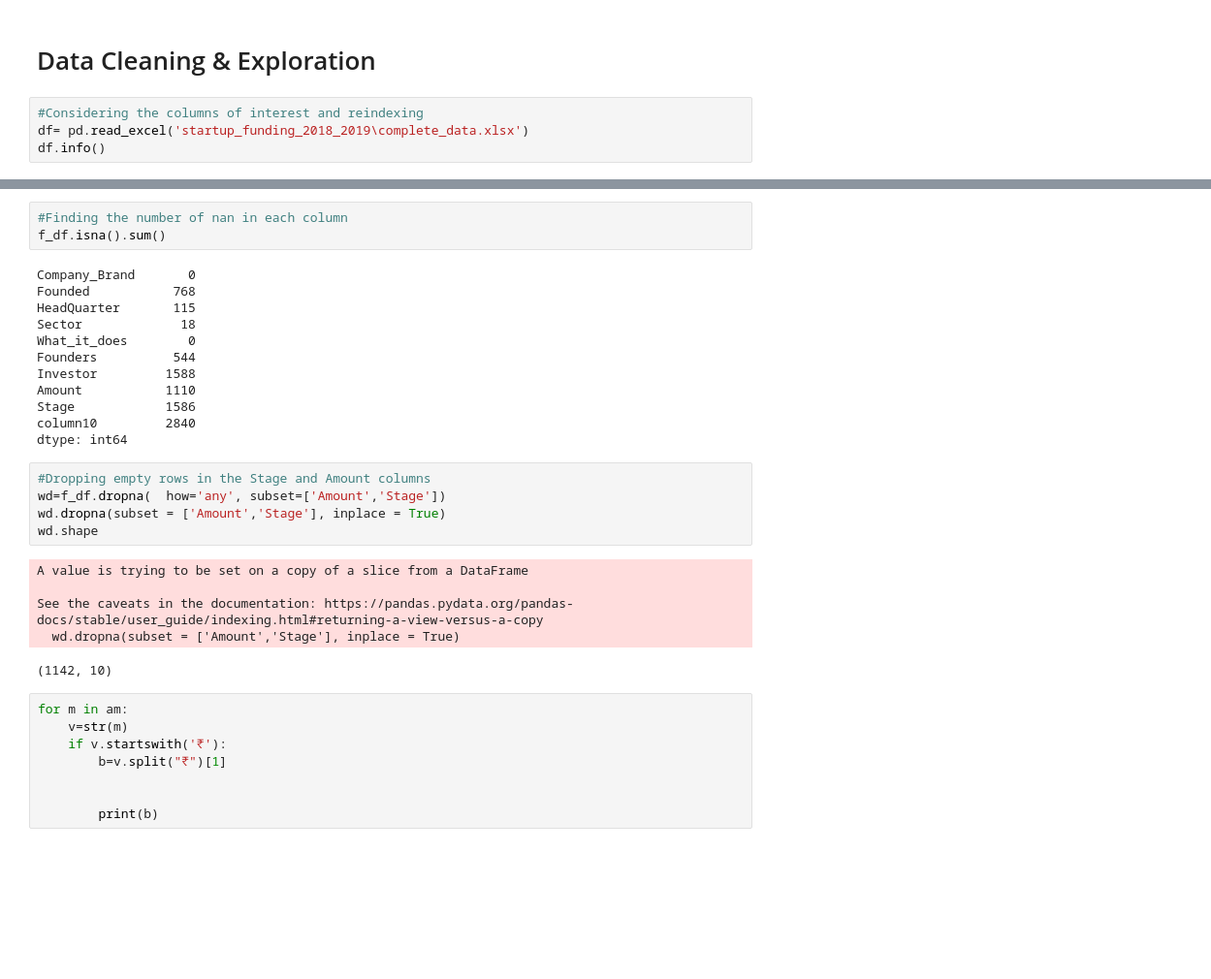
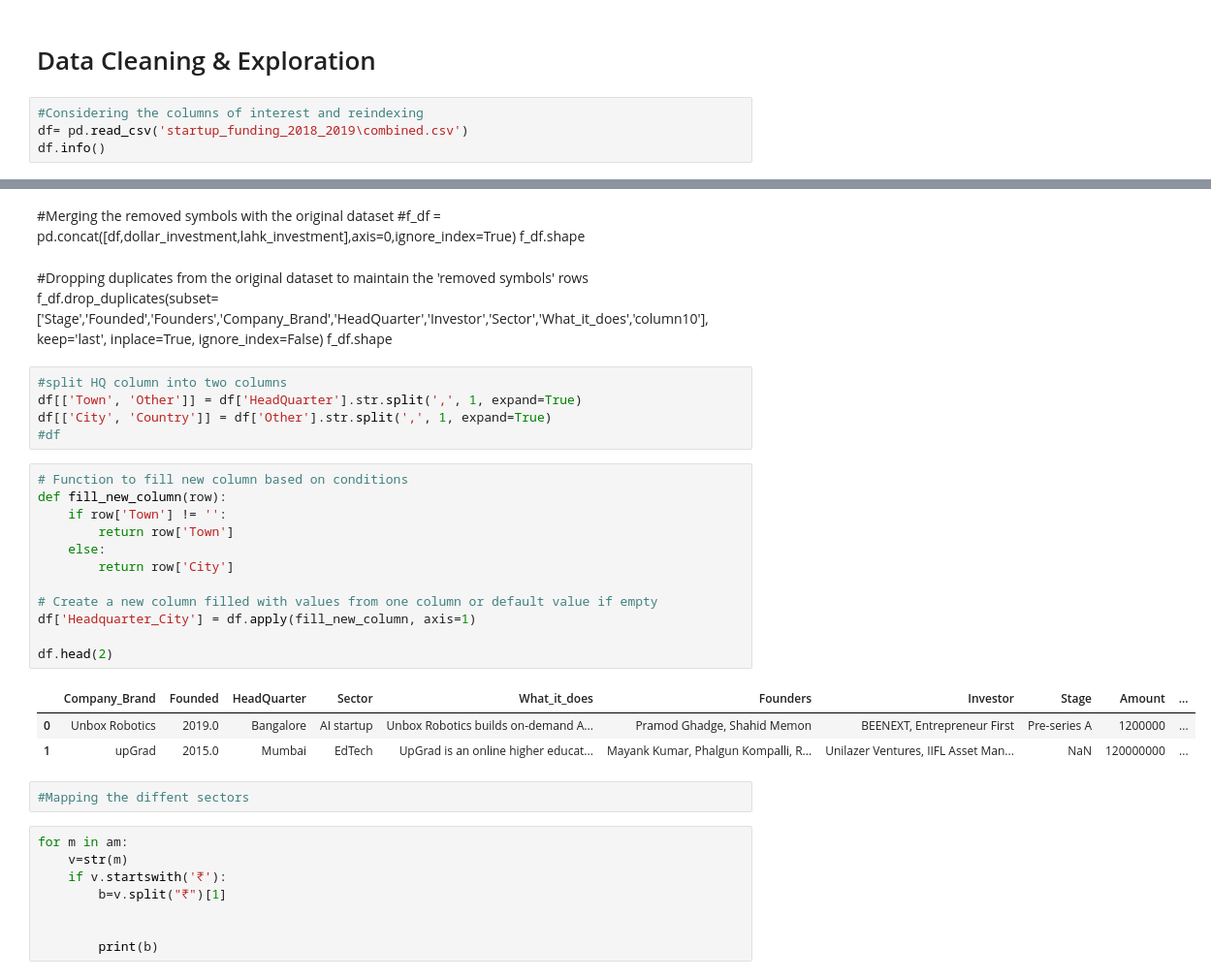
Before and after one commit to kwasichrappah/Indian_start-up_venture_investment_data_analysis, a Jupyter notebook: indian_start-up_capital_investment_data_analysis.ipynb, the cells around one changed output, grey strips where cells are left out. Shown: that part at 97% size. Saved outputs shown, nothing was run; the diff lists cells and outputs as text; blank space fills up the shorter version.

```diff
--- a/indian_start-up_capital_investment_data_analysis.ipynb
+++ b/indian_start-up_capital_investment_data_analysis.ipynb
@@ -205,7 +261,7 @@ final_df.to_excel("startup_funding_2018_2019\combined.xlsx",index=False,
 # Data Cleaning & Exploration
 # %%
 #Considering the columns of interest and reindexing
-df= pd.read_excel('startup_funding_2018_2019\complete_data.xlsx')
+df= pd.read_csv('startup_funding_2018_2019\combined.csv')
 df.info()
 # %% [output]
 <class 'pandas.core.frame.DataFrame'>
@@ -278,29 +289,34 @@ f_df.shape
-# %%
-#Finding the number of nan in each column
-f_df.isna().sum()
-# %% [output]
-Company_Brand       0
-Founded           768
-HeadQuarter       115
-Sector             18
-What_it_does        0
-Founders          544
-Investor         1588
-Amount           1110
-Stage            1586
-column10         2840
-dtype: int64
-# %%
-#Dropping empty rows in the Stage and Amount columns
-wd=f_df.dropna(  how='any', subset=['Amount','Stage'])
-wd.dropna(subset = ['Amount','Stage'], inplace = True)
-wd.shape
-# %% [output]
-A value is trying to be set on a copy of a slice from a DataFrame
-
-See the caveats in the documentation: https://pandas.pydata.org/pandas-docs/stable/user_guide/indexing.html#returning-a-view-versus-a-copy
-  wd.dropna(subset = ['Amount','Stage'], inplace = True)
-(1142, 10)
+# %% [markdown]
+#Merging the removed symbols with the original dataset
+#f_df = pd.concat([df,dollar_investment,lahk_investment],axis=0,ignore_index=True)
+f_df.shape
+# %% [markdown]
+#Dropping duplicates from the original dataset to maintain the 'removed symbols' rows
+f_df.drop_duplicates(subset=['Stage','Founded','Founders','Company_Brand','HeadQuarter','Investor','Sector','What_it_does','column10'],  keep='last', inplace=True, ignore_index=False)
+f_df.shape
+# %%
+#split HQ column into two columns
+df[['Town', 'Other']] = df['HeadQuarter'].str.split(',', 1, expand=True)
+df[['City', 'Country']] = df['Other'].str.split(',', 1, expand=True)
+#df
+# %%
+# Function to fill new column based on conditions
+def fill_new_column(row):
+    if row['Town'] != '':
+        return row['Town']
+    else:
+        return row['City']
+
+# Create a new column filled with values from one column or default value if empty
+df['Headquarter_City'] = df.apply(fill_new_column, axis=1)
+
+df.head(2)
+# %% [output]
+|  | Company_Brand | Founded | HeadQuarter | Sector | What_it_does | Founders | Investor | Stage | Amount | ... |
+| 0 | Unbox Robotics | 2019.0 | Bangalore | AI startup | Unbox Robotics builds on-demand A... | Pramod Ghadge, Shahid Memon | BEENEXT, Entrepreneur First | Pre-series A | 1200000 | ... |
+| 1 | upGrad | 2015.0 | Mumbai | EdTech | UpGrad is an online higher educat... | Mayank Kumar, Phalgun Kompalli, R... | Unilazer Ventures, IIFL Asset Man... | NaN | 120000000 | ... |
+# %%
+#Mapping the diffent sectors
 # %%
 for m in am:
     v=str(m)
```
Also changed, not shown: parts of 32 cells of this notebook.
